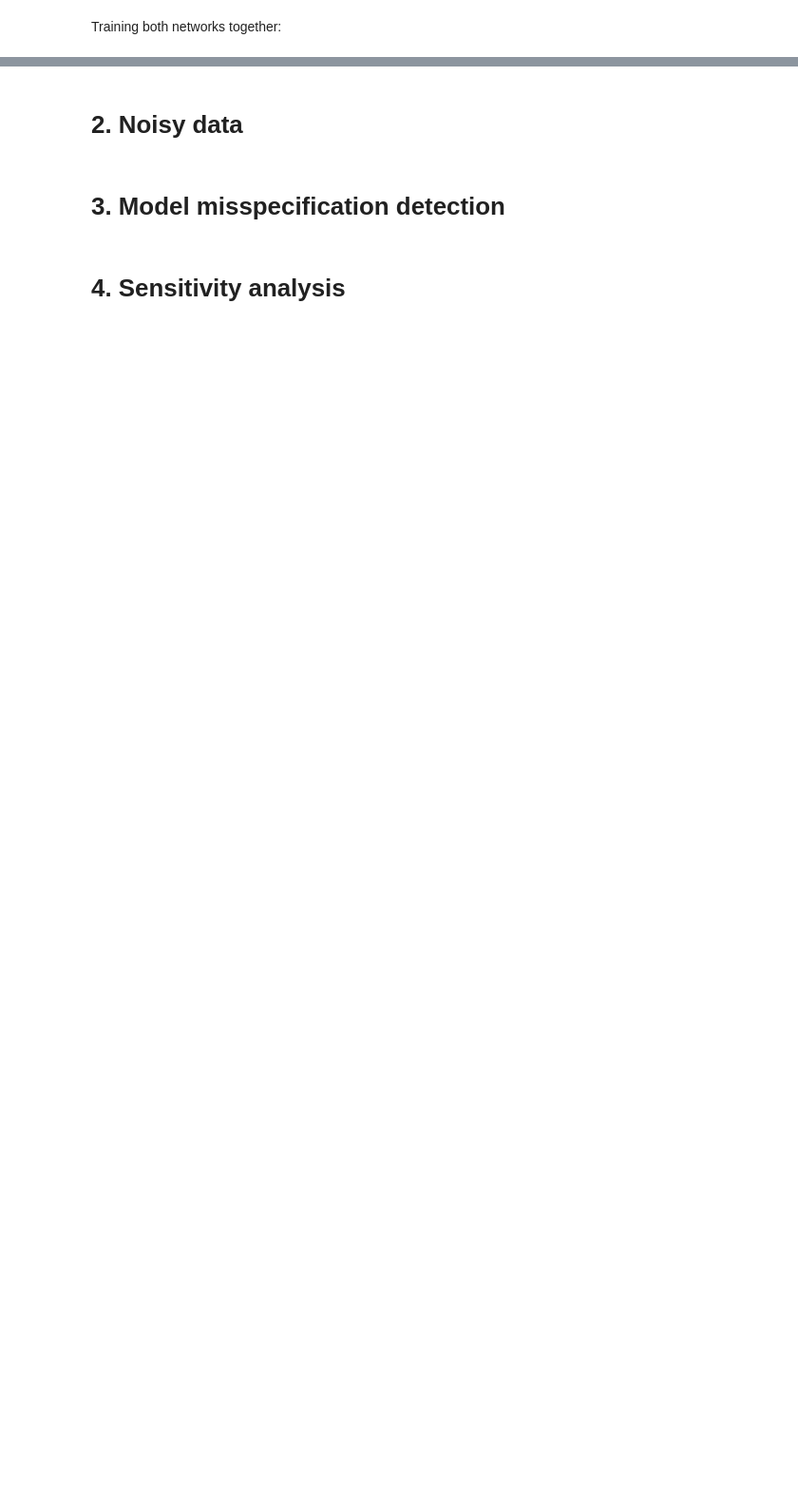
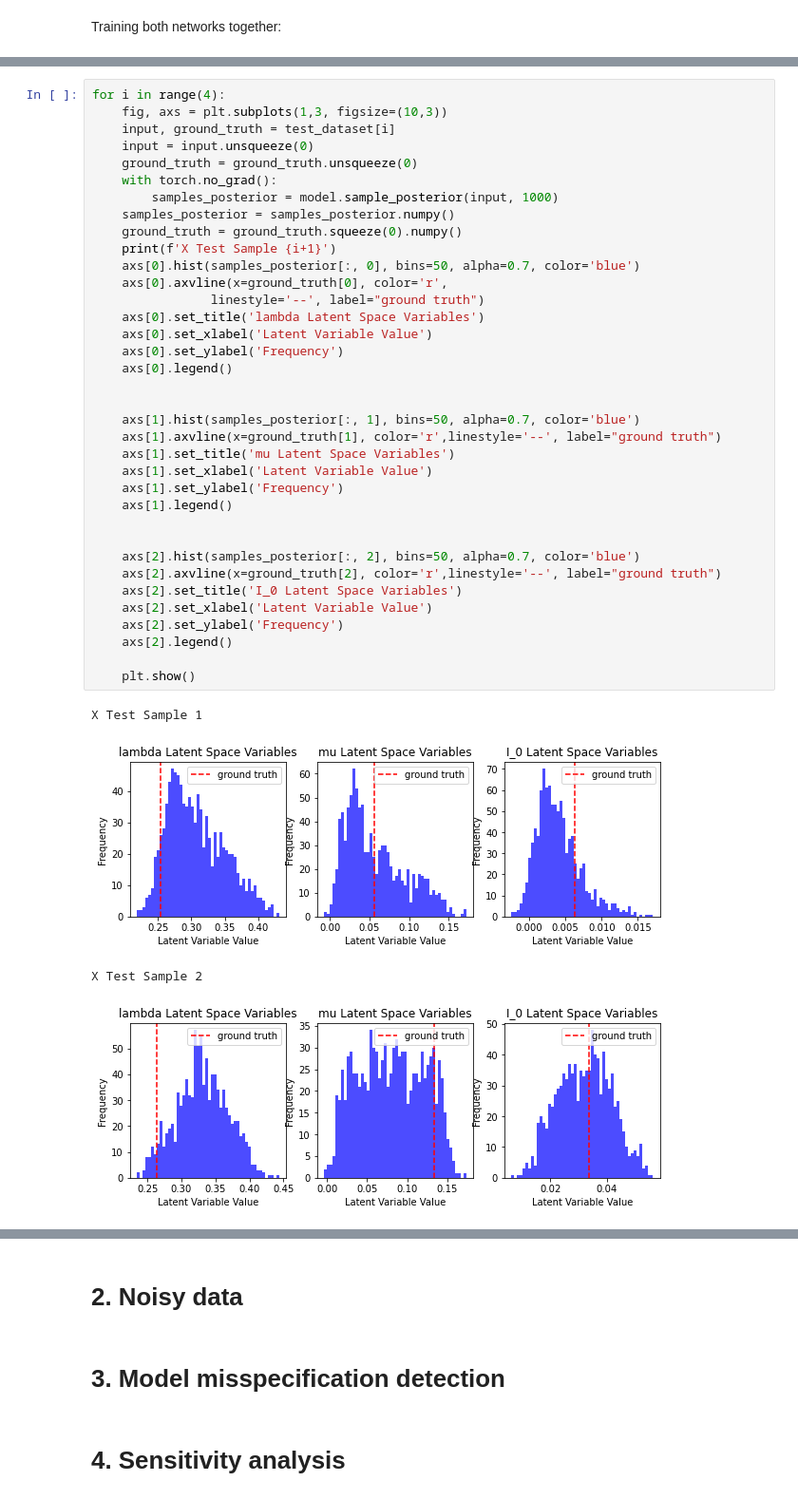
Before and after one commit to lukevoss/GNN, a Jupyter notebook: Assignment_4/epidemiology.ipynb, the cells around one changed output, grey strips where cells are left out. Shown at 95% size. Drawn from its saved outputs; the diff is of its cells as text; blank space fills up the shorter version.

```diff
--- a/Assignment_4/epidemiology.ipynb
+++ b/Assignment_4/epidemiology.ipynb
@@ -630,0 +687,41 @@ RuntimeError: Number of dimensions of repeat dims can not be smaller than number
+# %%
+for i in range(4):
+    fig, axs = plt.subplots(1,3, figsize=(10,3))
+    input, ground_truth = test_dataset[i]
+    input = input.unsqueeze(0)
+    ground_truth = ground_truth.unsqueeze(0)
+    with torch.no_grad():
+        samples_posterior = model.sample_posterior(input, 1000)
+    samples_posterior = samples_posterior.numpy()
+    ground_truth = ground_truth.squeeze(0).numpy()
+    print(f'X Test Sample {i+1}')
+    axs[0].hist(samples_posterior[:, 0], bins=50, alpha=0.7, color='blue')
+    axs[0].axvline(x=ground_truth[0], color='r',
+                linestyle='--', label="ground truth")
+    axs[0].set_title('lambda Latent Space Variables')
+    axs[0].set_xlabel('Latent Variable Value')
+    axs[0].set_ylabel('Frequency')
+    axs[0].legend()
+
+
+    axs[1].hist(samples_posterior[:, 1], bins=50, alpha=0.7, color='blue')
+    axs[1].axvline(x=ground_truth[1], color='r',linestyle='--', label="ground truth")
+    axs[1].set_title('mu Latent Space Variables')
+    axs[1].set_xlabel('Latent Variable Value')
+    axs[1].set_ylabel('Frequency')
+    axs[1].legend()
+
+
+    axs[2].hist(samples_posterior[:, 2], bins=50, alpha=0.7, color='blue')
+    axs[2].axvline(x=ground_truth[2], color='r',linestyle='--', label="ground truth")
+    axs[2].set_title('I_0 Latent Space Variables')
+    axs[2].set_xlabel('Latent Variable Value')
+    axs[2].set_ylabel('Frequency')
+    axs[2].legend()
+
+    plt.show()
+# %% [output]
+X Test Sample 1
+[figure, added]
+X Test Sample 2
+[figure, added]
```
Also changed, not shown: parts of 21 cells of this notebook.
